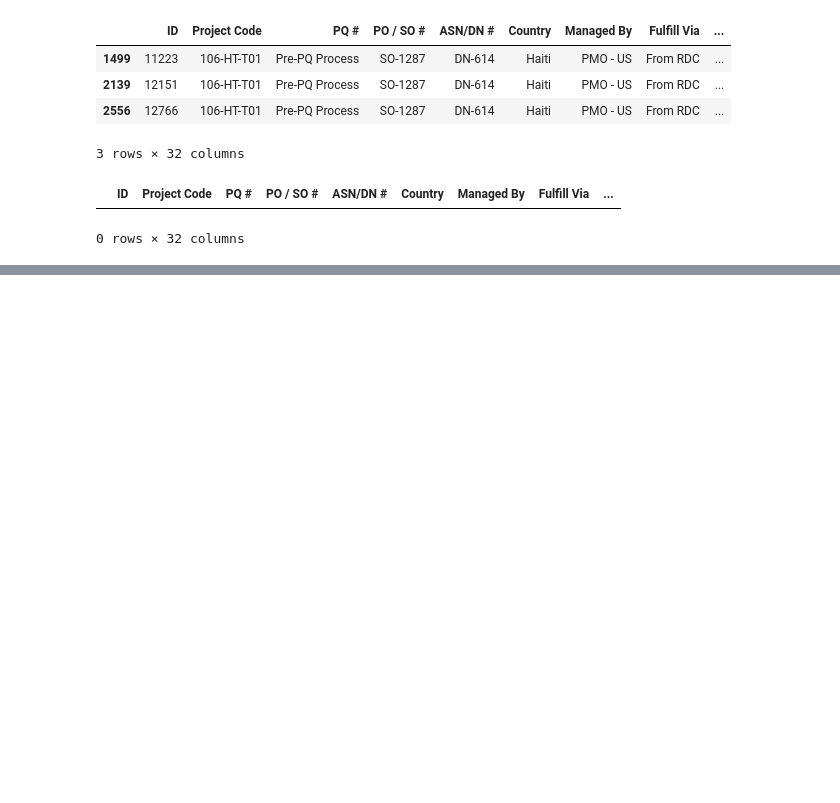
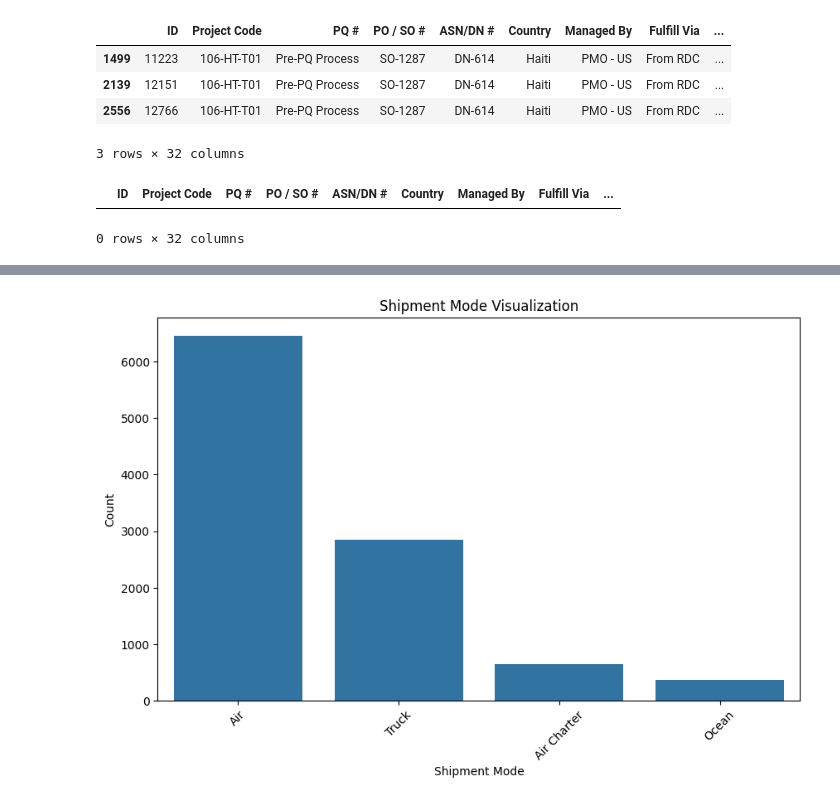
Before and after one commit to itarasingh/FedEx-Logistics-Performance-Analysis, a Jupyter notebook: SCMS_Delivery_History_Dataset.ipynb, the cells around one changed output, grey strips where cells are left out. Cells and saved outputs as stored; diff of their text form; code cells hidden in the pictures; blank space fills up the shorter version.

```diff
--- a/SCMS_Delivery_History_Dataset.ipynb
+++ b/SCMS_Delivery_History_Dataset.ipynb
@@ -187 +172,3 @@ df.sample(10)
 10 rows × 32 columns
+# %%
+df.drop(['Weight (Kilograms)','Freight Cost (USD)'], axis=1, inplace=True)
@@ -187,0 +190,10 @@ df.sample(10)
+# %%
+plt.figure(figsize=(10, 6))
+sns.countplot(x='Shipment Mode', data=df)
+plt.title('Shipment Mode Visualization')
+plt.xlabel('Shipment Mode')
+plt.ylabel('Count')
+plt.xticks(rotation=45)
+plt.show()
+# %% [output]
+[figure, added]
```
Also changed, not shown: parts of 7 cells of this notebook.
